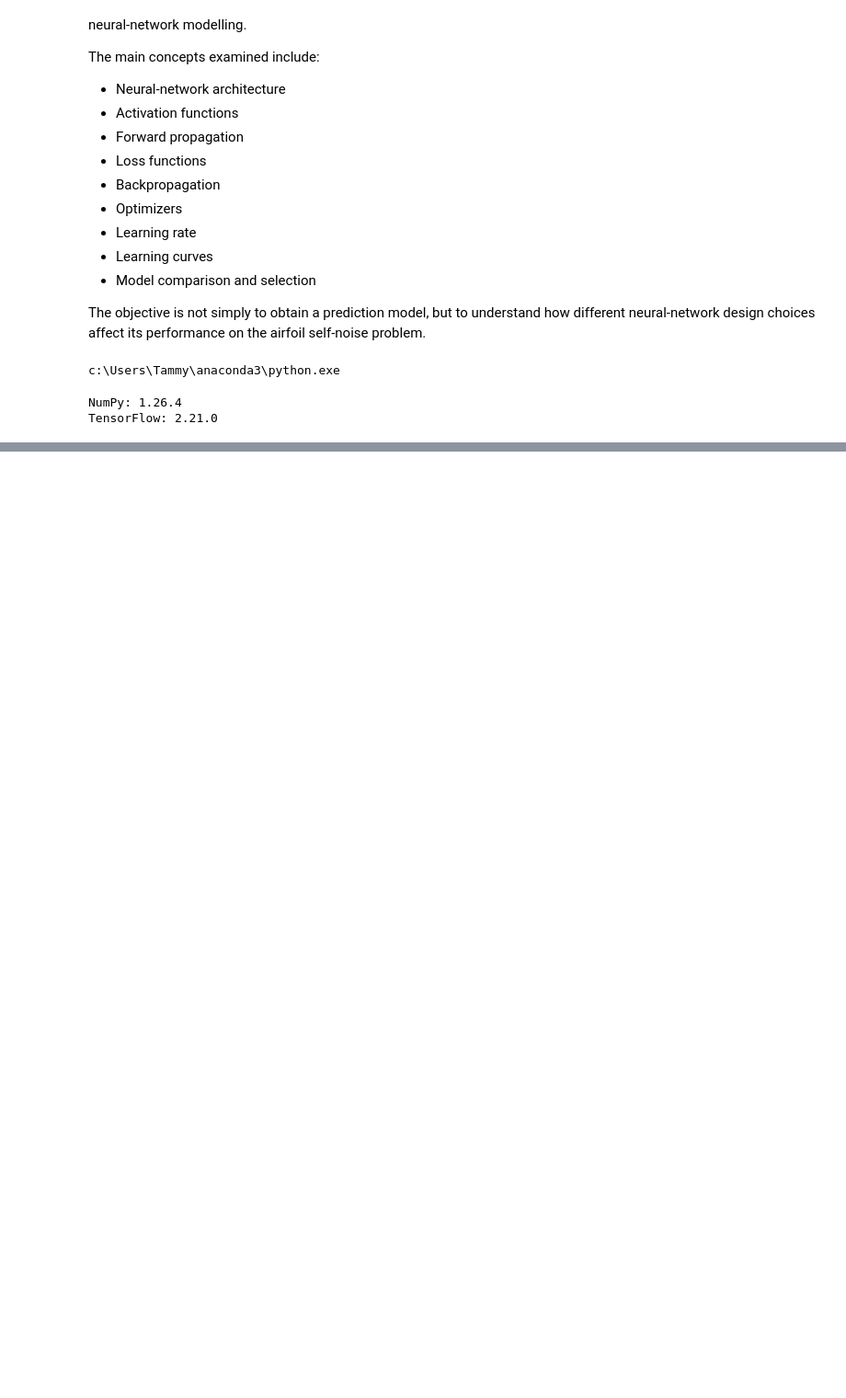
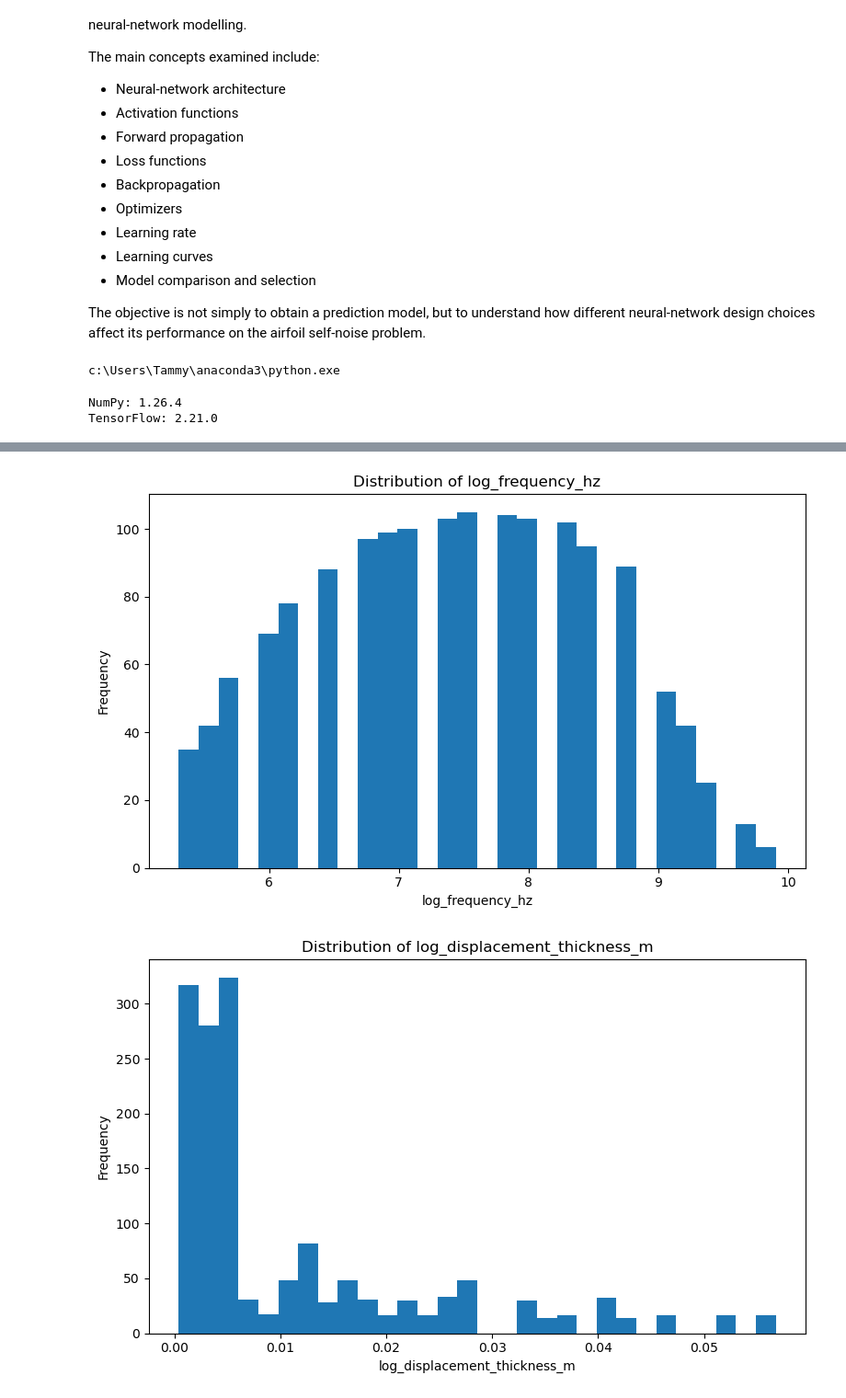
Before and after one commit to Tam-Davies/Predicting-Airfoil-Self-Noise-Using-Deep-Neural-Networks, a Jupyter notebook: Airfoil Self-Noise Deep Learning/notebooks/data_exploration.ipynb, the cells around one changed output, grey strips where cells are left out. Shown at 92% size. Saved outputs shown, nothing was run; the diff lists cells and outputs as text; code cells hidden in the pictures; blank space fills up the shorter version.

```diff
--- a/Airfoil Self-Noise Deep Learning/notebooks/data_exploration.ipynb
+++ b/Airfoil Self-Noise Deep Learning/notebooks/data_exploration.ipynb
@@ -174,0 +109,15 @@ Column names:
+# %%
+import numpy as np
+
+df["log_frequency_hz"] = np.log1p(df["frequency_hz"])
+df["log_displacement_thickness_m"] = np.log1p(
+    df["suction_side_displacement_thickness_m"]
+)
+
+plot_feature_distributions(
+    df,
+    ["log_frequency_hz", "log_displacement_thickness_m"]
+)
+# %% [output]
+[figure, added]
+[figure, added]
```
Also changed, not shown: parts of 16 cells of this notebook, 1 other file.
